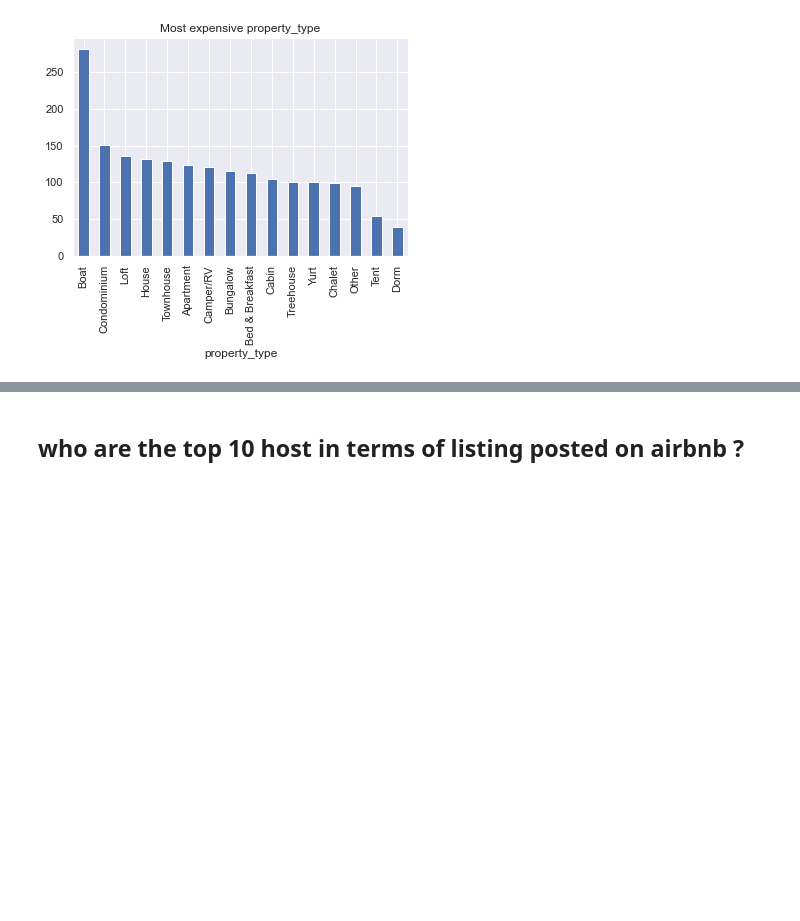
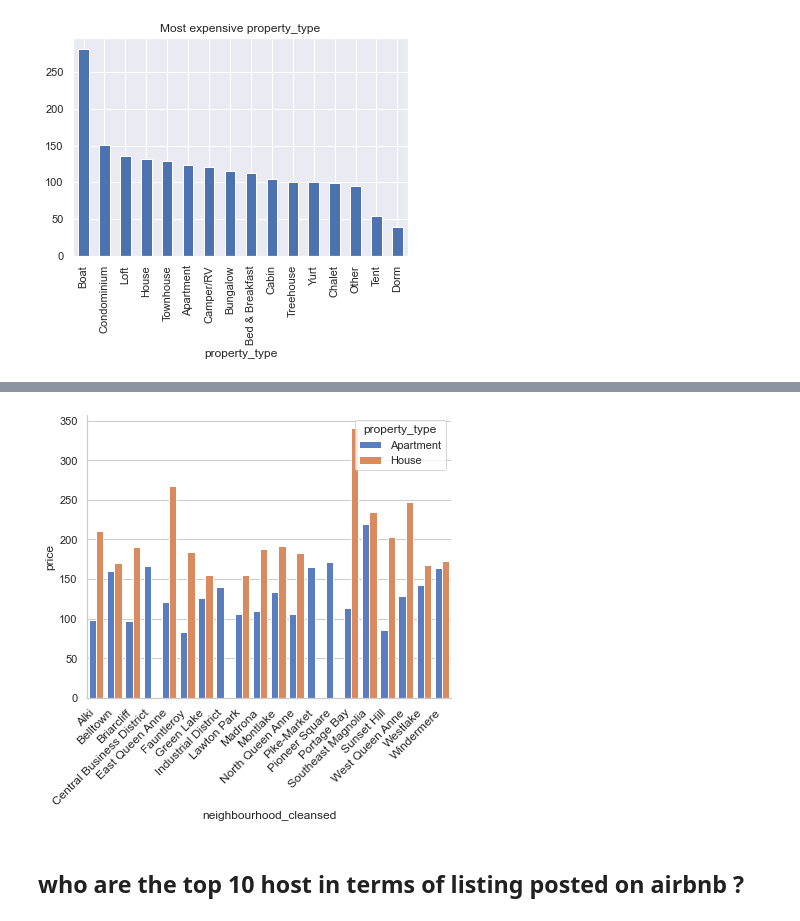
Before and after one commit to rachana-bisht/Airbnb-Seattle, a Jupyter notebook: seattle_airbnb.ipynb, the cells around one changed output, grey strips where cells are left out. Cells and saved outputs as stored; diff of their text form; code cells hidden in the pictures; blank space fills up the shorter version.

Commit message:
new graph added

```diff
--- a/seattle_airbnb.ipynb
+++ b/seattle_airbnb.ipynb
@@ -226,14 +226,15 @@ plt.title('Most expensive property_type')
 Text(0.5, 1.0, 'Most expensive property_type')
 [figure]
 # %%
-neighborhood_mean_df = pd.DataFrame(df.groupby('neighbourhood_cleansed').mean()['price'].sort_values(ascending=False))
+#how the price of rental (mean, std) varies with location-
+neighborhood_mean_df = pd.DataFrame(listing.groupby('neighbourhood_cleansed').mean()['price'].sort_values(ascending=False))
 neighborhood_mean_df = neighborhood_mean_df.rename(columns = {'price': 'mean_price'})
 
-neighborhood_std_df = pd.DataFrame(df.groupby('neighbourhood_cleansed').std()['price'].sort_values(ascending=False))
+neighborhood_std_df = pd.DataFrame(listing.groupby('neighbourhood_cleansed').std()['price'].sort_values(ascending=False))
 neighborhood_std_df = neighborhood_std_df.rename(columns = {'price': 'std_price'})
 
 neighborhood_df = neighborhood_mean_df.merge(neighborhood_std_df, on='neighbourhood_cleansed')
 
-top_10 = neighborhood_df.index[:10].tolist() # the subset of neighborhoods we'll analyze for question two
+top_10 = neighborhood_df.index[:20].tolist() # the subset of neighborhoods we'll analyze for question three
 
 neighborhood_df.head(10)
@@ -299,0 +254,5 @@ heatmap_fig.show()
+# %%
+# create a new dataframe showing the mean prices for the two most common property types- 'House', 'Apartment'
+property_types = ['House', 'Apartment']
+
+filtered_df = pd.DataFrame(listing.loc[listing['neighbourhood_cleansed'].isin(top_10) & listing['property_type'].isin(property_types)].groupby(['neighbourhood_cleansed', 'property_type']).mean()['price']).reset_index()
@@ -299,0 +279,15 @@ heatmap_fig.show()
+# %%
+sns.set(style="whitegrid")
+
+plt.figure(figsize=(200, 1500))
+ax = sns.factorplot(x='neighbourhood_cleansed', y='price', hue='property_type', data=filtered_df, kind='bar', size=6, palette="muted",
+                   legend_out = False )
+ax.set_xticklabels(
+    rotation=45,
+    horizontalalignment='right',
+    fontweight='light',
+    fontsize='medium')
+plt.tight_layout()
+plt.title('Type of property in most expensive localities')
+plt.show()
+# %% [output]
@@ -300,3 +295,4 @@ heatmap_fig.show()
+[figure, added]
 # %% [markdown]
 ## who are the top 10 host in terms of listing posted on airbnb ?
 # %%
```
Also changed, not shown: parts of 8 cells of this notebook.
